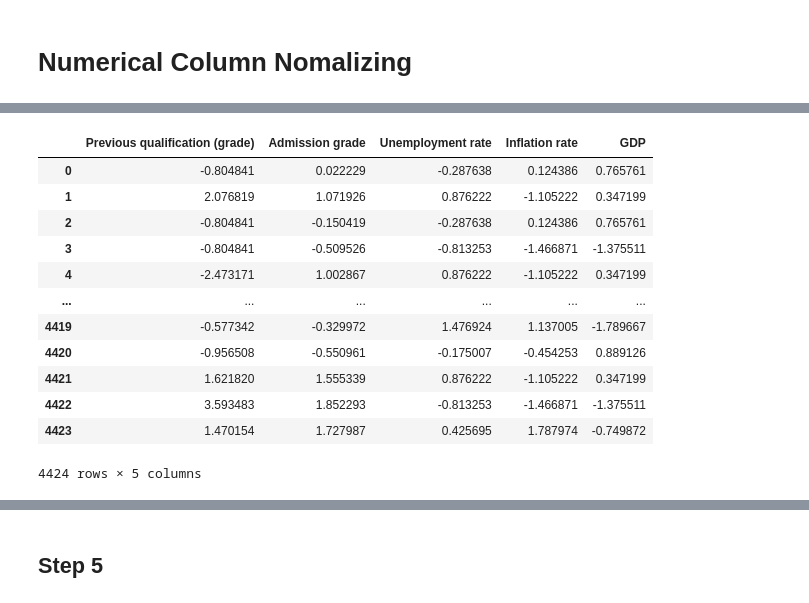
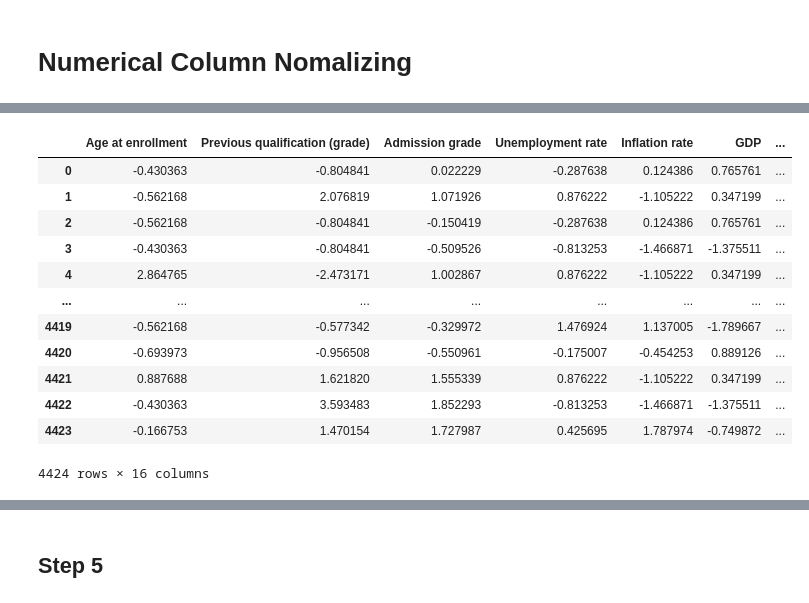
Before and after one commit to ChidiUmeh/3signet-Projects, a Jupyter notebook: week 1 task/dropoutprediction.ipynb, the cells around one changed output, grey strips where cells are left out. Saved outputs shown, nothing was run; the diff lists cells and outputs as text; code cells hidden in the pictures.

```diff
--- a/week 1 task/dropoutprediction.ipynb
+++ b/week 1 task/dropoutprediction.ipynb
@@ -210,6 +204,7 @@ school.select_dtypes(include=['object']).describe()
 # Numerical Column Nomalizing
 # %%
 #Checking the variance of the numeric variables
-numeric_values = school[['Previous qualification (grade)','Admission grade', 'Unemployment rate','Inflation rate','GDP']]
+num = ['Age at enrollment','Previous qualification (grade)','Admission grade', 'Unemployment rate','Inflation rate','GDP','Curricular units 1st sem (grade)','Curricular units 2nd sem (grade)']
+numeric_values = school[num]
 numeric_values.var()
 # %% [output]
@@ -255,20 +262,23 @@ for numeric in numeric_values:
 # %%
 # Scaling the numeric variables
 normalized_values = scaler.fit_transform(numeric_values)
 df = pd.DataFrame(normalized_values)
 df.columns = numeric_values.columns
+for column in df.columns:
+    df[f'{column}_encoded'] = df[f'{column}']
 df
+# df[f'{numeric}_encoded']
 # %% [output]
-|  | Previous qualification (grade) | Admission grade | Unemployment rate | Inflation rate | GDP |
-| 0 | -0.804841 | 0.022229 | -0.287638 | 0.124386 | 0.765761 |
-| 1 | 2.076819 | 1.071926 | 0.876222 | -1.105222 | 0.347199 |
-| 2 | -0.804841 | -0.150419 | -0.287638 | 0.124386 | 0.765761 |
-| 3 | -0.804841 | -0.509526 | -0.813253 | -1.466871 | -1.375511 |
-| 4 | -2.473171 | 1.002867 | 0.876222 | -1.105222 | 0.347199 |
-| ... | ... | ... | ... | ... | ... |
-| 4419 | -0.577342 | -0.329972 | 1.476924 | 1.137005 | -1.789667 |
-| 4420 | -0.956508 | -0.550961 | -0.175007 | -0.454253 | 0.889126 |
-| 4421 | 1.621820 | 1.555339 | 0.876222 | -1.105222 | 0.347199 |
-| 4422 | 3.593483 | 1.852293 | -0.813253 | -1.466871 | -1.375511 |
-| 4423 | 1.470154 | 1.727987 | 0.425695 | 1.787974 | -0.749872 |
+|  | Age at enrollment | Previous qualification (grade) | Admission grade | Unemployment rate | Inflation rate | GDP | ... |
+| 0 | -0.430363 | -0.804841 | 0.022229 | -0.287638 | 0.124386 | 0.765761 | ... |
+| 1 | -0.562168 | 2.076819 | 1.071926 | 0.876222 | -1.105222 | 0.347199 | ... |
+| 2 | -0.562168 | -0.804841 | -0.150419 | -0.287638 | 0.124386 | 0.765761 | ... |
+| 3 | -0.430363 | -0.804841 | -0.509526 | -0.813253 | -1.466871 | -1.375511 | ... |
+| 4 | 2.864765 | -2.473171 | 1.002867 | 0.876222 | -1.105222 | 0.347199 | ... |
+| ... | ... | ... | ... | ... | ... | ... | ... |
+| 4419 | -0.562168 | -0.577342 | -0.329972 | 1.476924 | 1.137005 | -1.789667 | ... |
+| 4420 | -0.693973 | -0.956508 | -0.550961 | -0.175007 | -0.454253 | 0.889126 | ... |
+| 4421 | 0.887688 | 1.621820 | 1.555339 | 0.876222 | -1.105222 | 0.347199 | ... |
+| 4422 | -0.430363 | 3.593483 | 1.852293 | -0.813253 | -1.466871 | -1.375511 | ... |
+| 4423 | -0.166753 | 1.470154 | 1.727987 | 0.425695 | 1.787974 | -0.749872 | ... |
-4424 rows × 5 columns
+4424 rows × 16 columns
```
Also changed, not shown: parts of 17 cells of this notebook, 1 other file.
